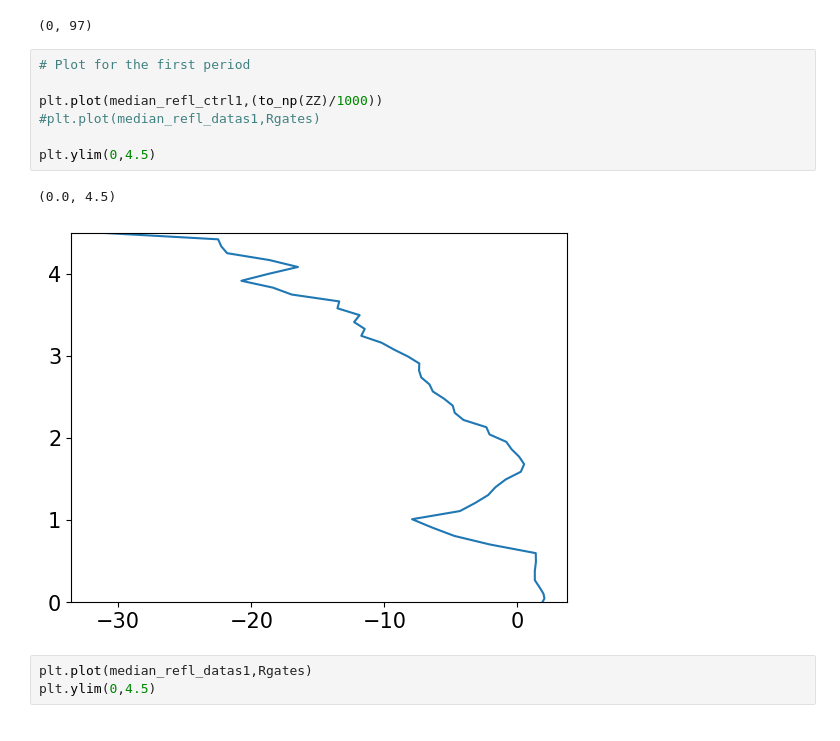
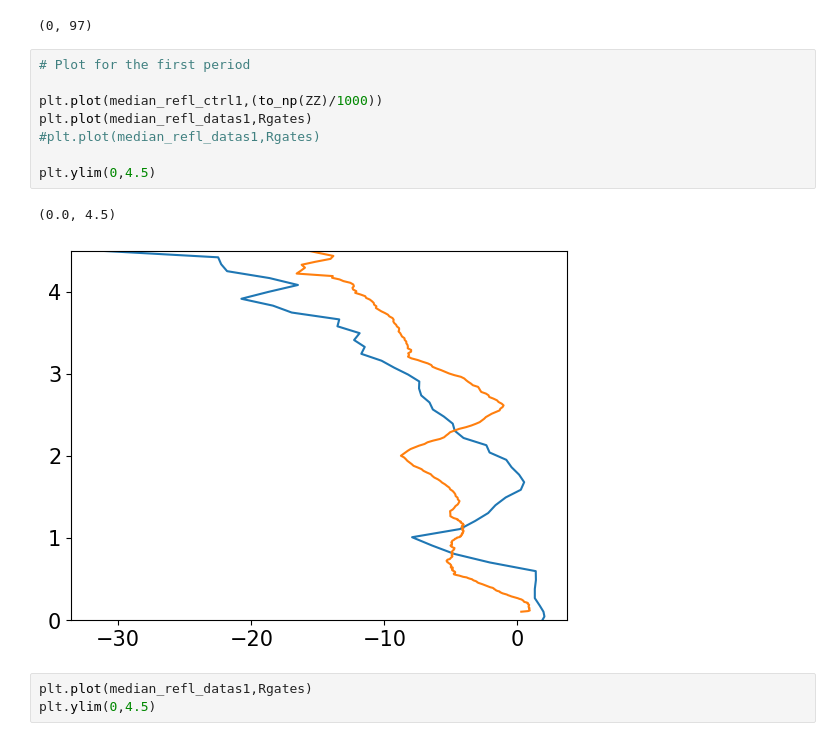
Before and after one commit to eliotperrin/Mixed-phase-cloud-with-CR-SIM, a Jupyter notebook: Comparaison.ipynb, the cells around one changed output. Saved outputs shown, nothing was run; the diff lists cells and outputs as text.

```diff
--- a/Comparaison.ipynb
+++ b/Comparaison.ipynb
@@ -323,13 +323,14 @@ median_refl_ctrl3 = np.nanmedian(data3, axis=1)
 # %%
 # Plot for the first period
 
 plt.plot(median_refl_ctrl1,(to_np(ZZ)/1000))
+plt.plot(median_refl_datas1,Rgates)
 #plt.plot(median_refl_datas1,Rgates)
 
 plt.ylim(0,4.5)
 # %% [output]
 (0.0, 4.5)
-[figure, old version]
+[figure, new version]
 # %%
 plt.plot(median_refl_datas1,Rgates)
 plt.ylim(0,4.5)
```
